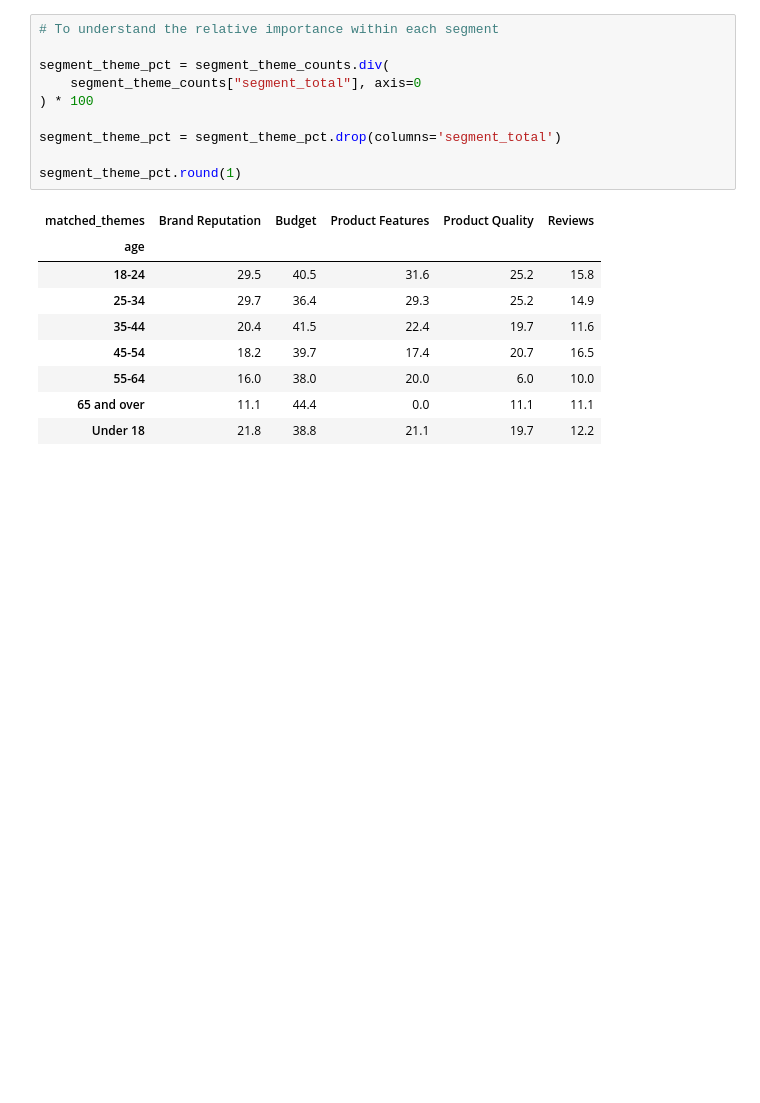
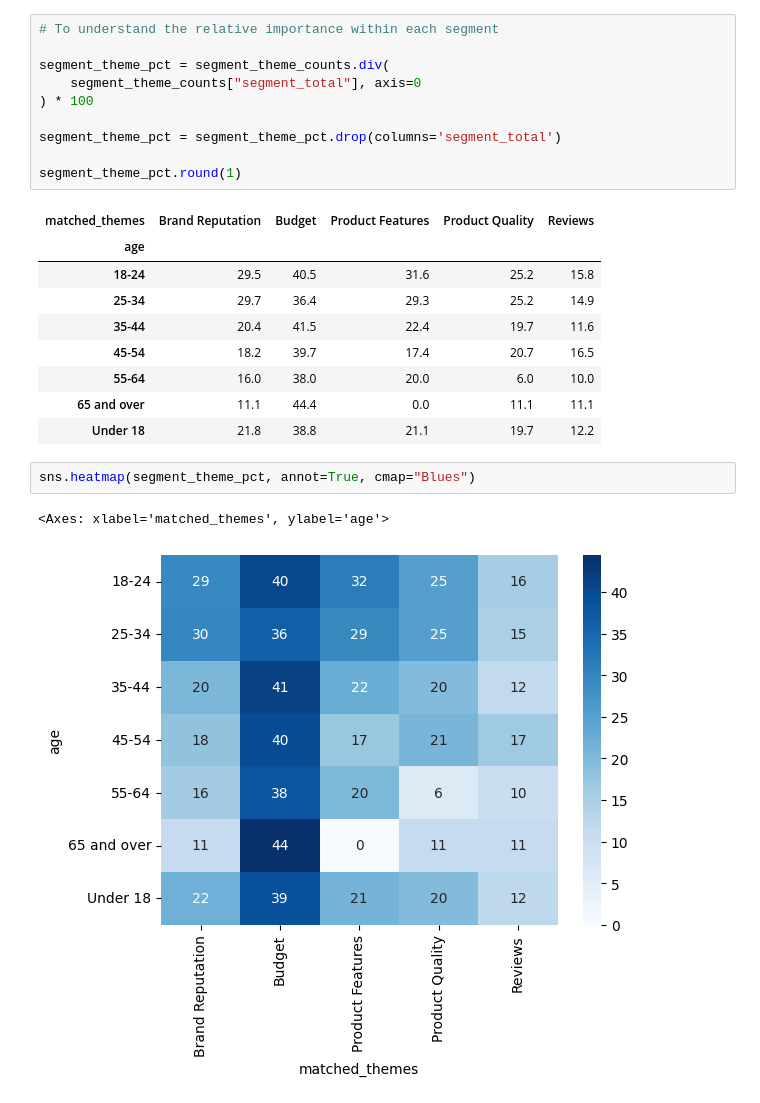
Before and after one commit to uwn-online/Customer-insight-analysis, a Jupyter notebook: notebooks/customer_insight_analysis.ipynb, the cells around one changed output. Drawn from its saved outputs; the diff is of its cells as text; blank space fills up the shorter version.

```diff
--- a/notebooks/customer_insight_analysis.ipynb
+++ b/notebooks/customer_insight_analysis.ipynb
@@ -960,3 +960,8 @@ segment_theme_pct.round(1)
 | 55-64 | 16.0 | 38.0 | 20.0 | 6.0 | 10.0 |
 | 65 and over | 11.1 | 44.4 | 0.0 | 11.1 | 11.1 |
 | Under 18 | 21.8 | 38.8 | 21.1 | 19.7 | 12.2 |
+# %%
+sns.heatmap(segment_theme_pct, annot=True, cmap="Blues")
+# %% [output]
+<Axes: xlabel='matched_themes', ylabel='age'>
+[figure, added]
```
Also changed, not shown: parts of 1 cell of this notebook.
